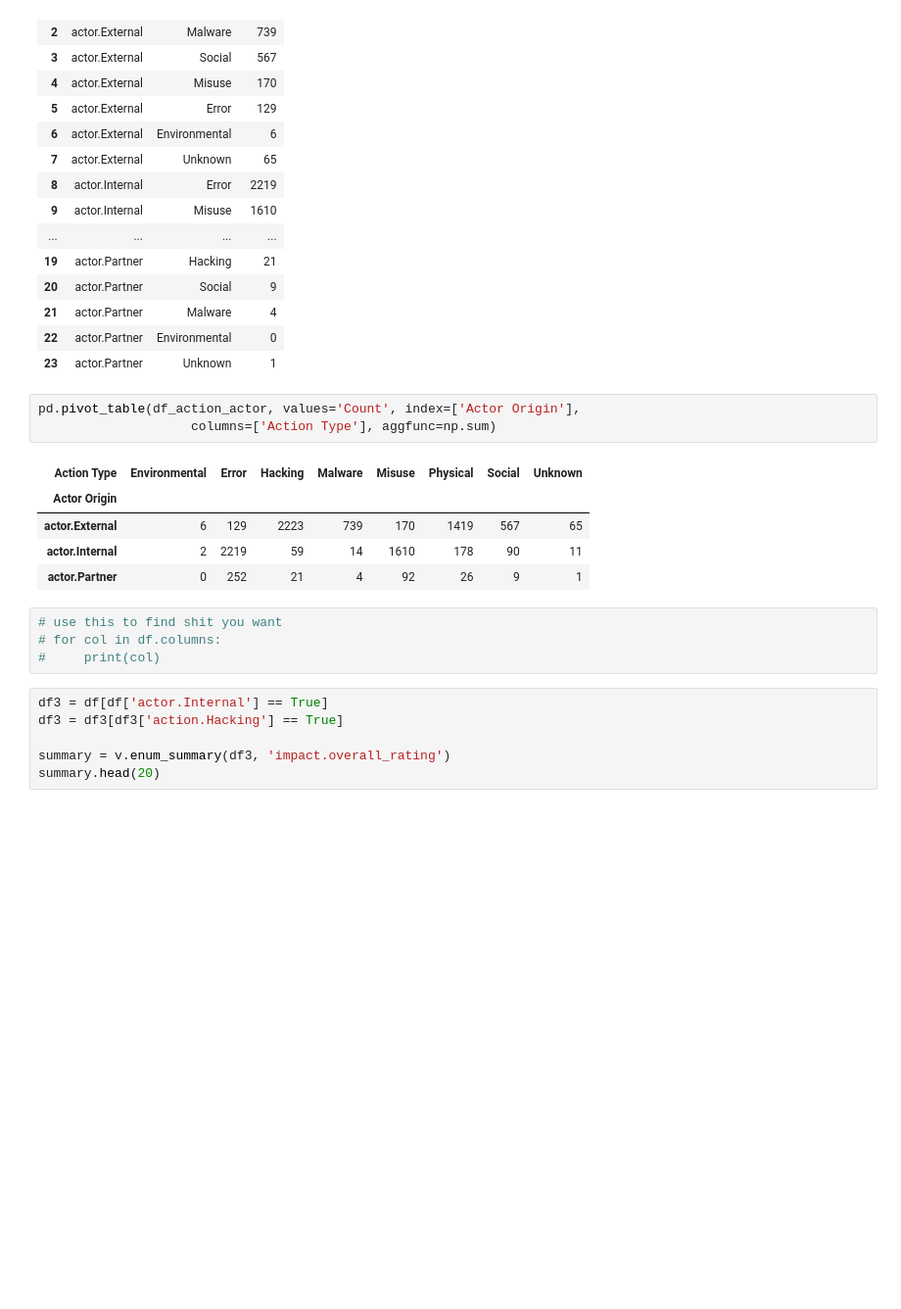
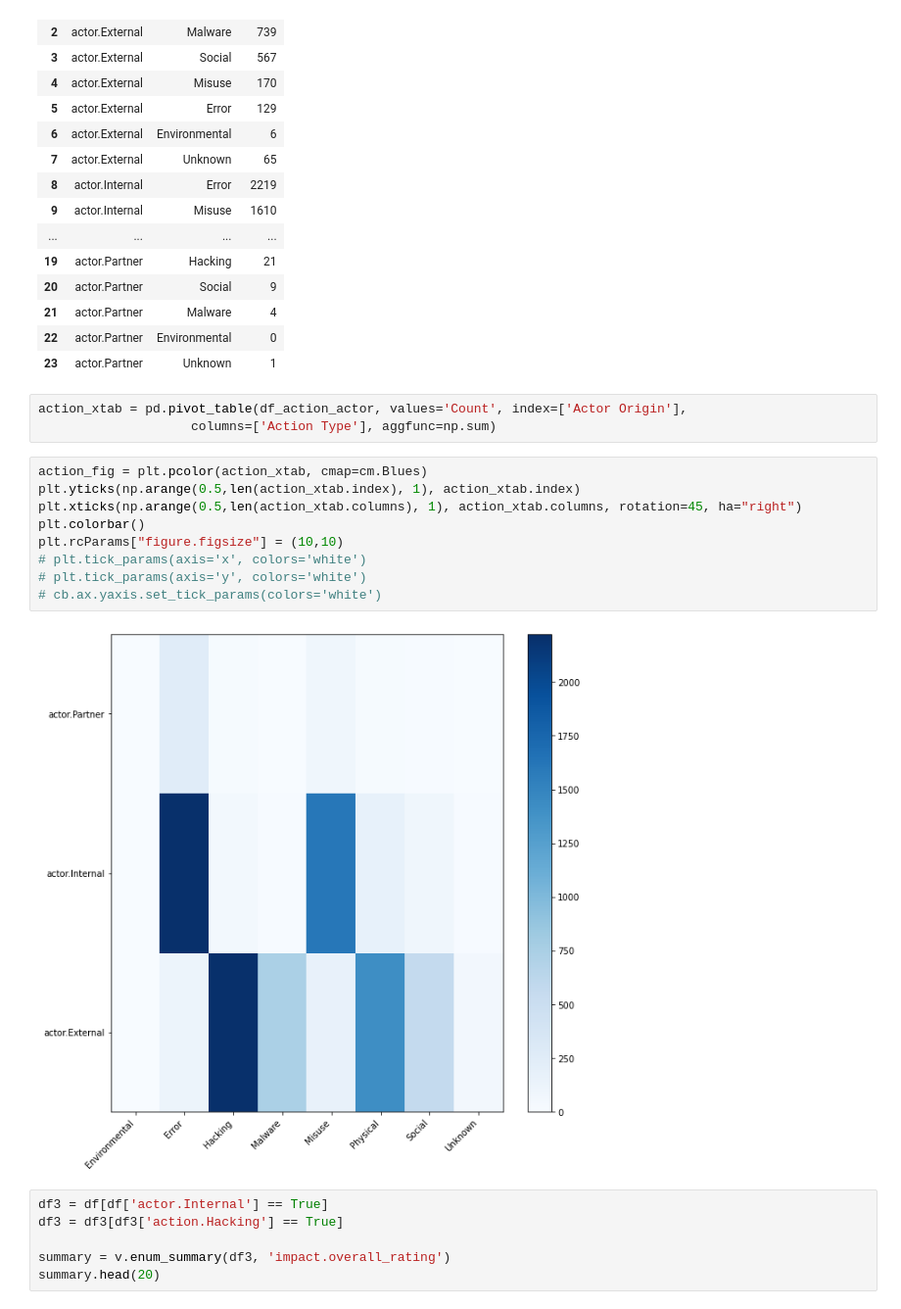
Before and after one commit to rossbroom99/cs407, a Jupyter notebook: cs407.ipynb, the cells around one changed output. Shown at 98% size. Cells and saved outputs as stored; diff of their text form; blank space fills up the shorter version.

Commit message:
external

```diff
--- a/cs407.ipynb
+++ b/cs407.ipynb
@@ -233,18 +233,19 @@ df_action_actor.head(30)
 | 22 | actor.Partner | Environmental | 0 |
 | 23 | actor.Partner | Unknown | 1 |
 # %%
-pd.pivot_table(df_action_actor, values='Count', index=['Actor Origin'],
+action_xtab = pd.pivot_table(df_action_actor, values='Count', index=['Actor Origin'],
                     columns=['Action Type'], aggfunc=np.sum)
-# %% [output]
-| Action Type | Environmental | Error | Hacking | Malware | Misuse | Physical | Social | Unknown |
-| Actor Origin |  |  |  |  |  |  |  |  |
-| actor.External | 6 | 129 | 2223 | 739 | 170 | 1419 | 567 | 65 |
-| actor.Internal | 2 | 2219 | 59 | 14 | 1610 | 178 | 90 | 11 |
-| actor.Partner | 0 | 252 | 21 | 4 | 92 | 26 | 9 | 1 |
-# %%
-# use this to find shit you want
-# for col in df.columns:
-#     print(col)
+# %%
+action_fig = plt.pcolor(action_xtab, cmap=cm.Blues)
+plt.yticks(np.arange(0.5,len(action_xtab.index), 1), action_xtab.index)
+plt.xticks(np.arange(0.5,len(action_xtab.columns), 1), action_xtab.columns, rotation=45, ha="right")
+plt.colorbar()
+plt.rcParams["figure.figsize"] = (10,10)
+# plt.tick_params(axis='x', colors='white')
+# plt.tick_params(axis='y', colors='white')
+# cb.ax.yaxis.set_tick_params(colors='white')
+# %% [output]
+[figure, added]
 # %%
 df3 = df[df['actor.Internal'] == True]
 df3 = df3[df3['action.Hacking'] == True]
```
Also changed, not shown: parts of 15 cells of this notebook.
